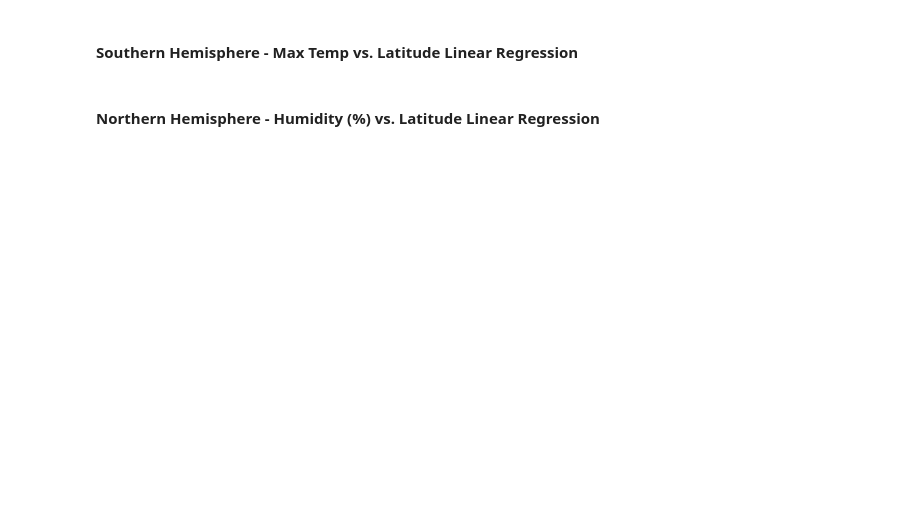
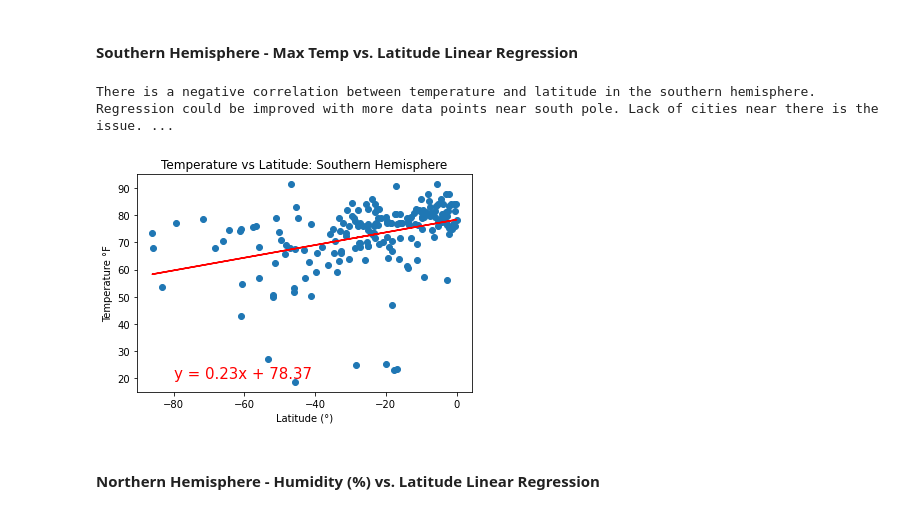
Before and after one commit to rileyfritz/python-api-challenge, a Jupyter notebook: WeatherPy/WeatherPy.ipynb, the cells around one changed output. Saved outputs shown, nothing was run; the diff lists cells and outputs as text; code cells hidden in the pictures; blank space fills up the shorter version.

```diff
--- a/WeatherPy/WeatherPy.ipynb
+++ b/WeatherPy/WeatherPy.ipynb
@@ -211,4 +250,21 @@ Cloudiness is likely related to either longitude, altitude, current weather or o
 # %% [markdown]
 ####  Southern Hemisphere - Max Temp vs. Latitude Linear Regression
+# %%
+x_values = south_data['Latitude']
+y_values = south_data['Temperature \N{DEGREE SIGN}F']
+(slope, intercept, rvalue, pvalue, stderr) = linregress(x_values, y_values)
+regress_values = x_values * slope + intercept
+line_eq = "y = " + str(round(slope,2)) + "x + " + str(round(intercept,2))
+plt.scatter(x_values,y_values)
+plt.plot(x_values,regress_values,"r-")
+plt.annotate(line_eq,(-80,20),fontsize=15,color="red")
+plt.title('Temperature vs Latitude: Southern Hemisphere')
+plt.xlabel('Latitude (\N{DEGREE SIGN})')
+plt.ylabel('Temperature \N{DEGREE SIGN}F')
+plt.savefig('output_data/Temperature-vs-Latitude-Southern-Hemisphere.png')
+print('There is a negative correlation between temperature and latitude in the southern hemisphere. Regression could be improved with more data points near south pole. Lack of cities near there is the issue. Using Latitude/Longitude instead of cities would improve results. ')
+# %% [output]
+There is a negative correlation between temperature and latitude in the southern hemisphere. Regression could be improved with more data points near south pole. Lack of cities near there is the issue. ...
+[figure, added]
 # %% [markdown]
 ####  Northern Hemisphere - Humidity (%) vs. Latitude Linear Regression
```
Also changed, not shown: parts of 16 cells of this notebook, 14 other files.
